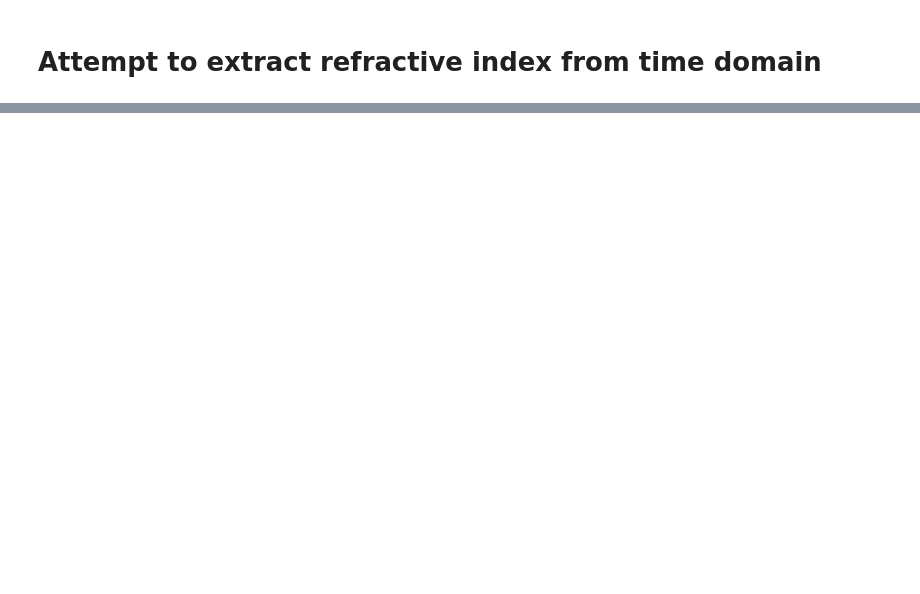
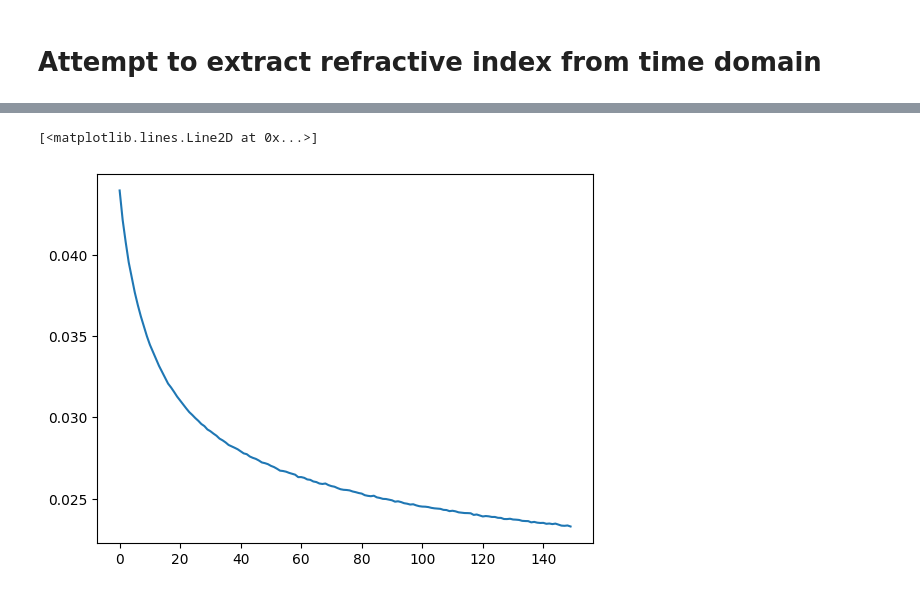
Before and after one commit to tls54/THz-TDS, a Jupyter notebook: Transfer Matrix Method/Time_domain_extraction.ipynb, the cells around one changed output, grey strips where cells are left out. Cells and saved outputs as stored; diff of their text form; code cells hidden in the pictures; blank space fills up the shorter version.

```diff
--- a/Transfer Matrix Method/Time_domain_extraction.ipynb
+++ b/Transfer Matrix Method/Time_domain_extraction.ipynb
@@ -73,3 +78,9 @@ plt.show()
+# %%
+plt.plot(extractor.loss_history)
+plt.show()
+# %% [output]
+[<matplotlib.lines.Line2D at 0x...>]
+[figure, added]
 # %%
 print(f'forward pass single run time: {extractor.forward_time}s')
 print(f'backwards pass single run time: {extractor.backwards_time}s')
```
Also changed, not shown: parts of 5 cells of this notebook, 5 other files.
